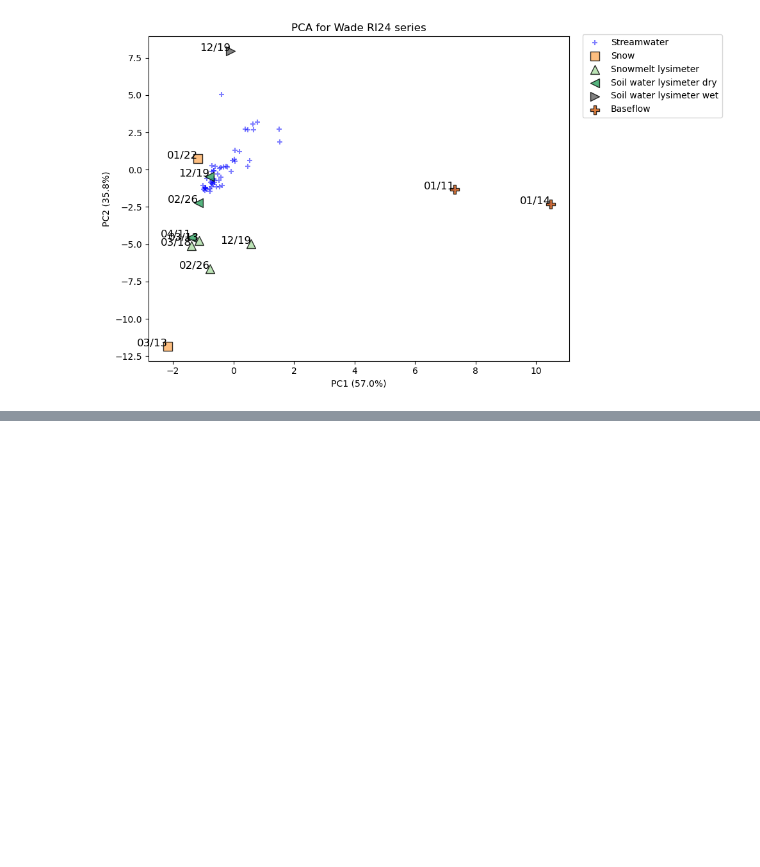
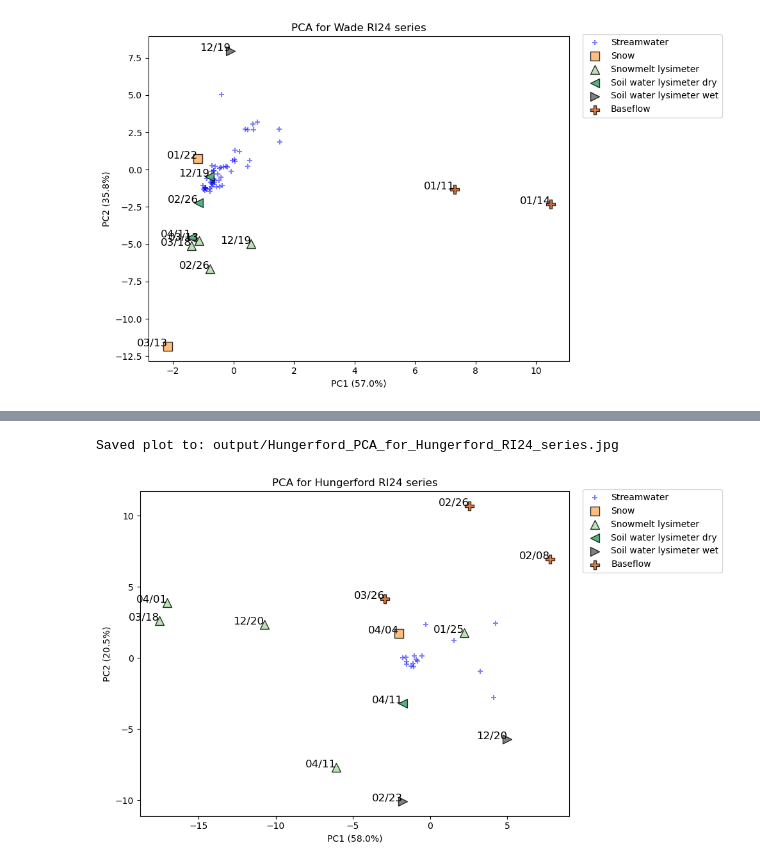
Before and after one commit to MeganEDuffy/EMMA, a Jupyter notebook: EMMA-main/Wade_Hungerford_Potash_RI24_event-PCA.ipynb, the cells around one changed output, grey strips where cells are left out. Cells and saved outputs as stored; diff of their text form; code cells hidden in the pictures; blank space fills up the shorter version.

```diff
--- a/EMMA-main/Wade_Hungerford_Potash_RI24_event-PCA.ipynb
+++ b/EMMA-main/Wade_Hungerford_Potash_RI24_event-PCA.ipynb
@@ -218,0 +219,31 @@ Saved plot to: output/Potash_PCA_for_Potash_RI24_series.jpg
+# %%
+# Load the full RI24 dataset
+df = pd.read_csv("data/newrnet-chemistry/RI24/RI24-IC-ICP-isotope-joined.csv")
+
+######################
+# Hungerford RI24 events #
+######################
+
+# Hungerford RI24 series
+# Endmembers:
+    # RI24-1344 Snow
+    # RI24-1415, RI24-1417, RI24-1095, RI24-1329, RI24-1352 Snowmelt lysimeter
+    # RI24-1416, RI24-1213 Soil water lysimeter wet
+    # RI24-1353 Soil water lysimeter dry
+    # RI24- Candidate for baseflow (pre-event)
+
+hungerford_ri24_tracers, hungerford_ri24_pca, hungerford_ri24_subset_stream, hungerford_ri24_stream_pca_result = plot_event_pca(
+    data=df,
+    site="Hungerford",
+    start_date="2024-01-01",
+    end_date="2024-05-01",
+    endmember_ids=["RI24-1344", #Snow
+                   "RI24-1415", "RI24-1417", "RI24-1095", "RI24-1329", "RI24-1352", #Snowmelt lysimeter
+                   "RI24-1416", "RI24-1213", # Soil water lysimeter wet
+                   "RI24-1353", # Soil water lysimeter dry
+                   "RI24-1259", "RI24-1064", "RI24-1267"],  # Baseflow
+    title="PCA for Hungerford RI24 series"
+)
+# %% [output]
+Saved plot to: output/Hungerford_PCA_for_Hungerford_RI24_series.jpg
+[figure, added]
```
Also changed, not shown: parts of 2 cells of this notebook, 7 other files.
